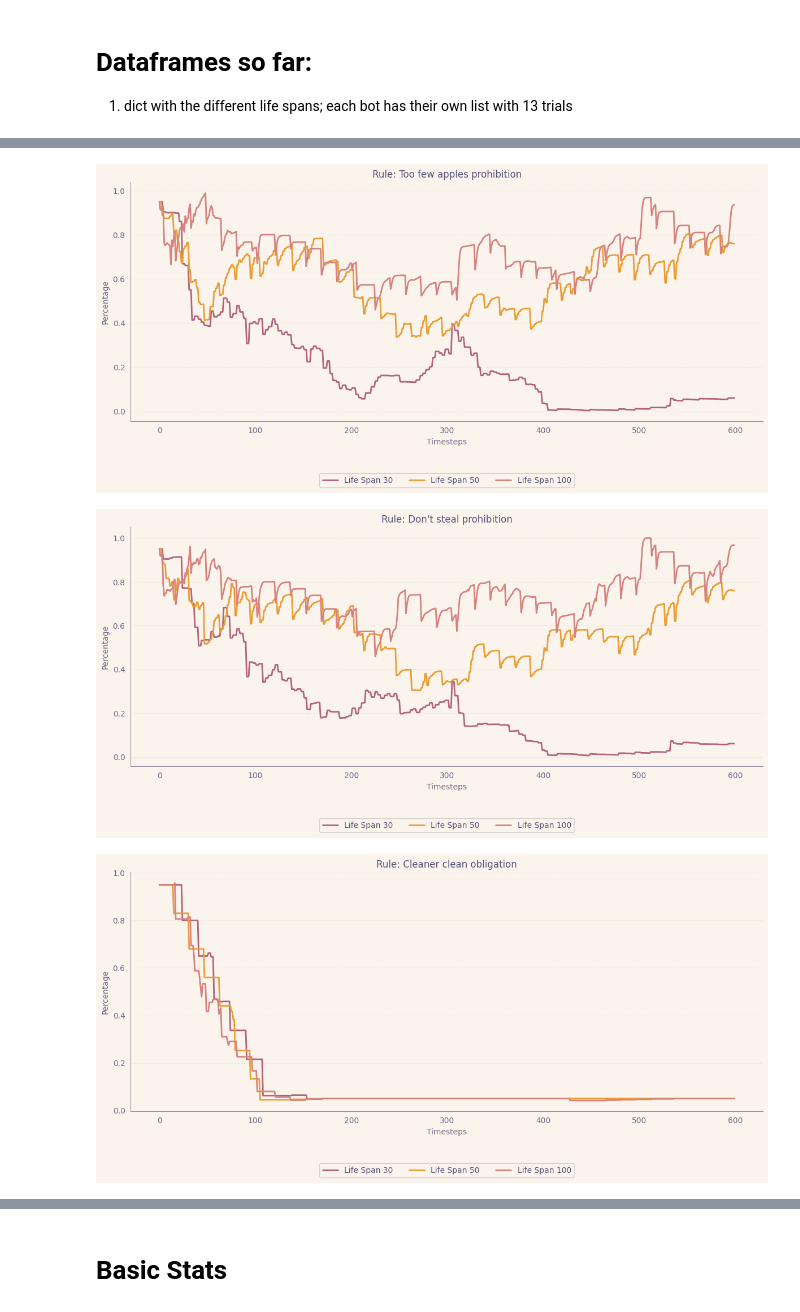
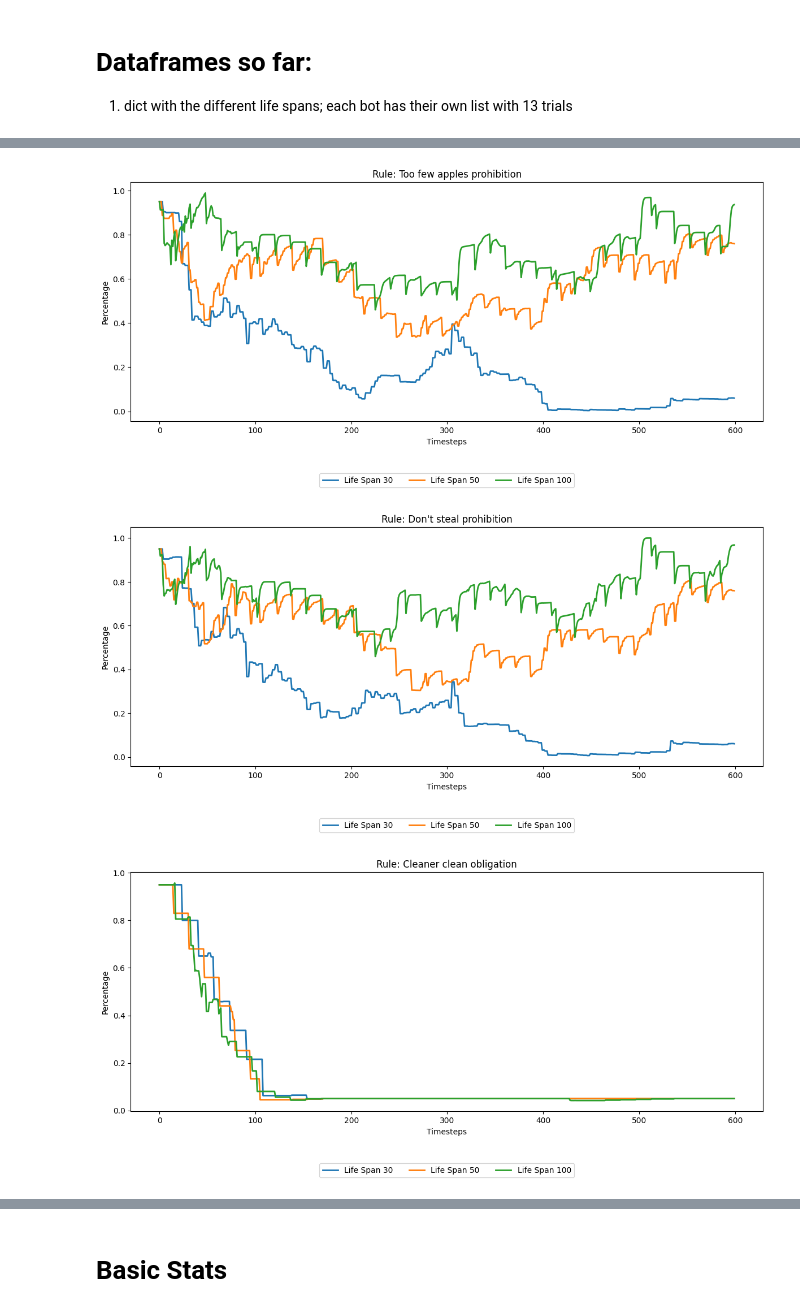
Before and after one commit to ninell-oldenburg/social-contracts, a Jupyter notebook: examples/eval_scripts/plots_intergen.ipynb, the cells around one changed output, grey strips where cells are left out. Drawn from its saved outputs; the diff is of its cells as text; code cells hidden in the pictures.

Commit message:
adjust rest of figures

```diff
--- a/examples/eval_scripts/plots_intergen.ipynb
+++ b/examples/eval_scripts/plots_intergen.ipynb
@@ -16,8 +16,8 @@ import colorcet as cc
 plt.rcParams['figure.figsize'] = [10, 5]
 plt.rcParams.update({'text.color': "black",
                      'axes.labelcolor': "black"})
-sns.set_style("whitegrid", {"grid.color": ".6", "grid.linestyle": "--"})
-colors = sns.color_palette(cc.CET_CBTL4)
+#sns.set_style("whitegrid", {"grid.color": ".6", "grid.linestyle": "--"})
+colors = sns.color_palette(palette="colorblind")
 # %%
 # nice plot templates
 !wget https://raw.githubusercontent.com/h4pZ/rose-pine-matplotlib/main/themes/rose-pine-dawn.mplstyle -P /tmp
@@ -138,34 +138,34 @@ def stretch_dataframe(df, target_length):
 # %%
 # Max timesteps among all life spans
 max_timesteps = max(max_life_span_dfs.keys()) * 6  # 6 bots
 
-with plt.style.context("/tmp/rose-pine-dawn.mplstyle"):
-    # Loop through each rule and plot the data for both life spans
-    for rule, rule_description in all_rules.items():
-        plt.figure(figsize=(12, 6))
-        plt.title(f"Rule: {rule_description}")
-        name = rule_description
+#with plt.style.context("/tmp/rose-pine-dawn.mplstyle"):
+# Loop through each rule and plot the data for both life spans
+for rule, rule_description in all_rules.items():
+    plt.figure(figsize=(12, 6))
+    plt.title(f"Rule: {rule_description}")
+    name = rule_description
 
-        for life_span, bot_data in max_life_span_dfs.items():
-            avg_all_trials = average_data(bot_data)  # Assuming average_data gives you averaged DataFrame
-            current_timesteps = life_span * 6  # Current max timesteps for this life span
+    for life_span, bot_data in max_life_span_dfs.items():
+        avg_all_trials = average_data(bot_data)  # Assuming average_data gives you averaged DataFrame
+        current_timesteps = life_span * 6  # Current max timesteps for this life span
 
-            # Check if stretching is needed
-            if current_timesteps < max_timesteps:
-                avg_all_trials = stretch_dataframe(avg_all_trials, max_timesteps)
+        # Check if stretching is needed
+        if current_timesteps < max_timesteps:
+            avg_all_trials = stretch_dataframe(avg_all_trials, max_timesteps)
 
-            # Check if the rule exists in the DataFrame columns
-            if rule in avg_all_trials.columns:
-                plt.plot(avg_all_trials.index, avg_all_trials[rule], label=f"Life Span {life_span}", lw=2)
+        # Check if the rule exists in the DataFrame columns
+        if rule in avg_all_trials.columns:
+            plt.plot(avg_all_trials.index, avg_all_trials[rule], label=f"Life Span {life_span}", lw=2)
 
 
-        plt.xlabel('Timesteps')
-        plt.ylabel('Percentage')
-        plt.legend(loc='upper center', bbox_to_anchor=(0.5, -0.2), ncol=3)
-        plt.tight_layout(rect=[0, 0, 1, 1])
-        plt.savefig(figures_path + name)
-        plt.show()
+    plt.xlabel('Timesteps')
+    plt.ylabel('Percentage')
+    plt.legend(loc='upper center', bbox_to_anchor=(0.5, -0.2), ncol=3)
+    plt.tight_layout(rect=[0, 0, 1, 1])
+    plt.savefig(figures_path+f'{rule_description}'+'.pdf', format='pdf', dpi=300)
+    plt.show()
 # %% [output]
-[figure, old version]
+[figure, new version]
-[figure, old version]
+[figure, new version]
-[figure, old version]
+[figure, new version]
```
Also changed, not shown: parts of 3 cells of this notebook, 1 other file.
